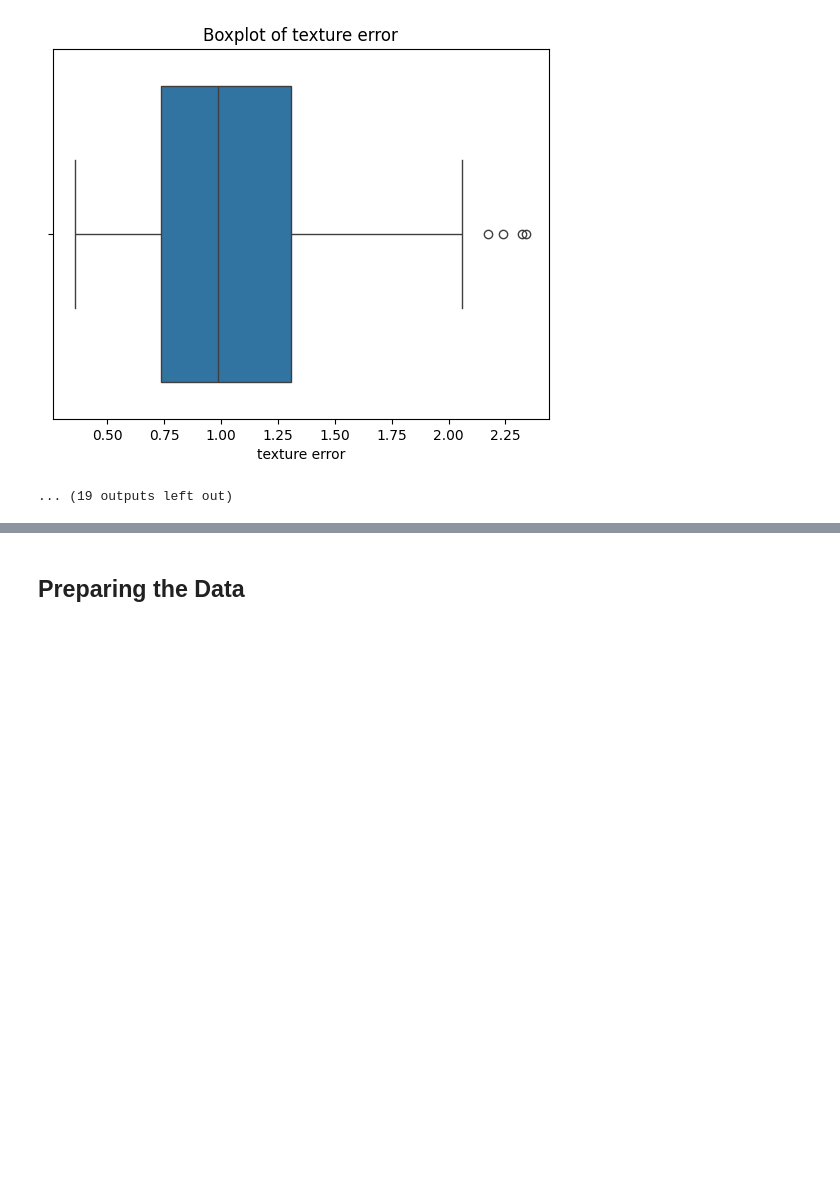
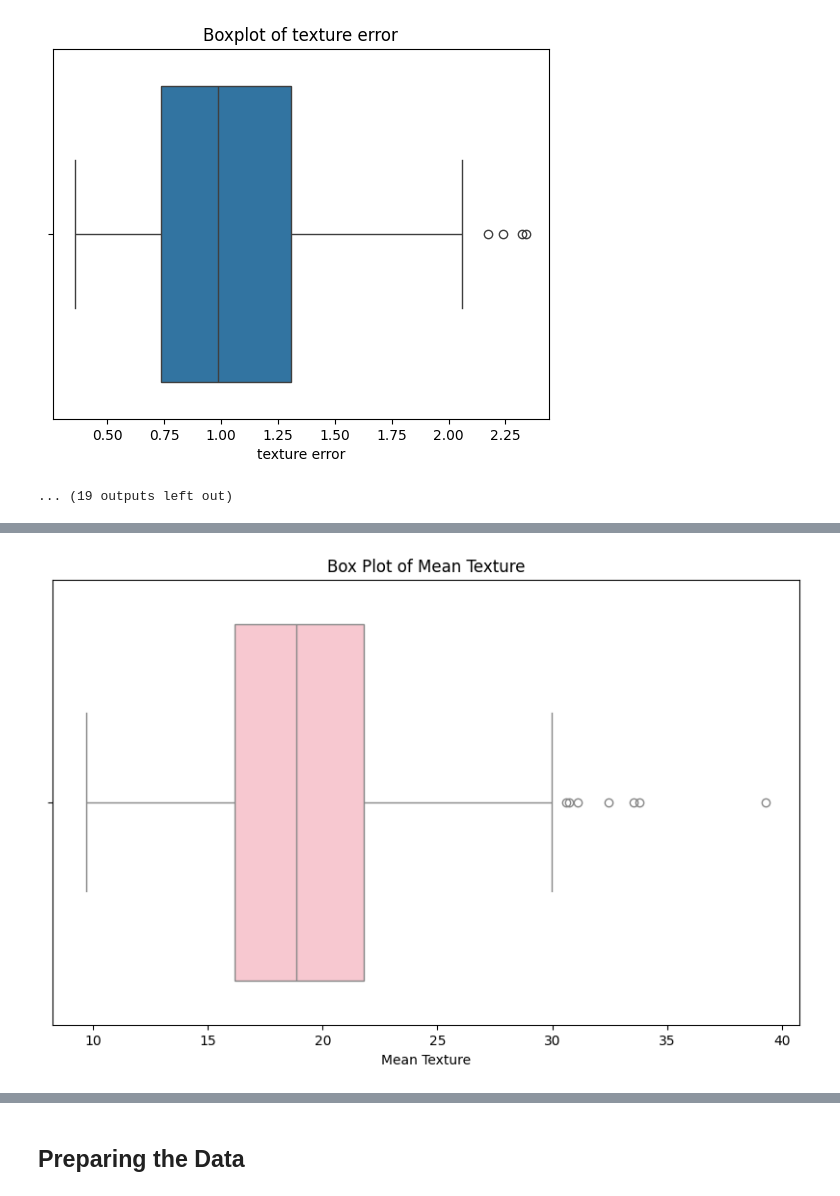
Before and after one commit to Nischay-verma/Mid_course_ML, a Jupyter notebook: ML_mid_course_cancer_detection.ipynb, the cells around one changed output, grey strips where cells are left out. Cells and saved outputs as stored; diff of their text form; code cells hidden in the pictures; blank space fills up the shorter version.

```diff
--- a/ML_mid_course_cancer_detection.ipynb
+++ b/ML_mid_course_cancer_detection.ipynb
@@ -266,0 +299,9 @@ plt.show
+# %%
+# Box plot for 'mean texture'
+plt.figure(figsize=(10, 6))
+sns.boxplot(x='mean texture', data=df, color = 'pink')
+plt.title('Box Plot of Mean Texture')
+plt.xlabel('Mean Texture')
+plt.show()
+# %% [output]
+[figure, added]
```
Also changed, not shown: parts of 47 cells of this notebook.
